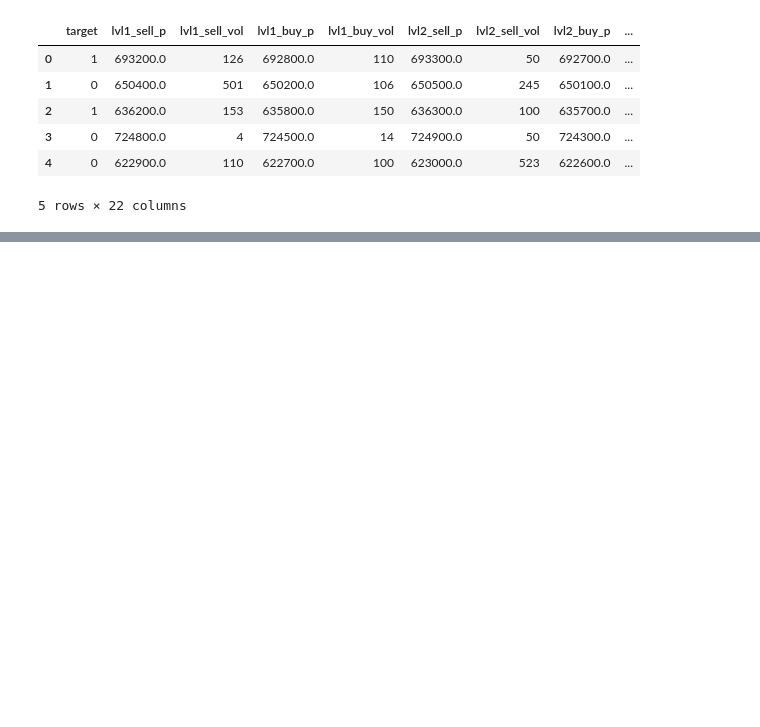
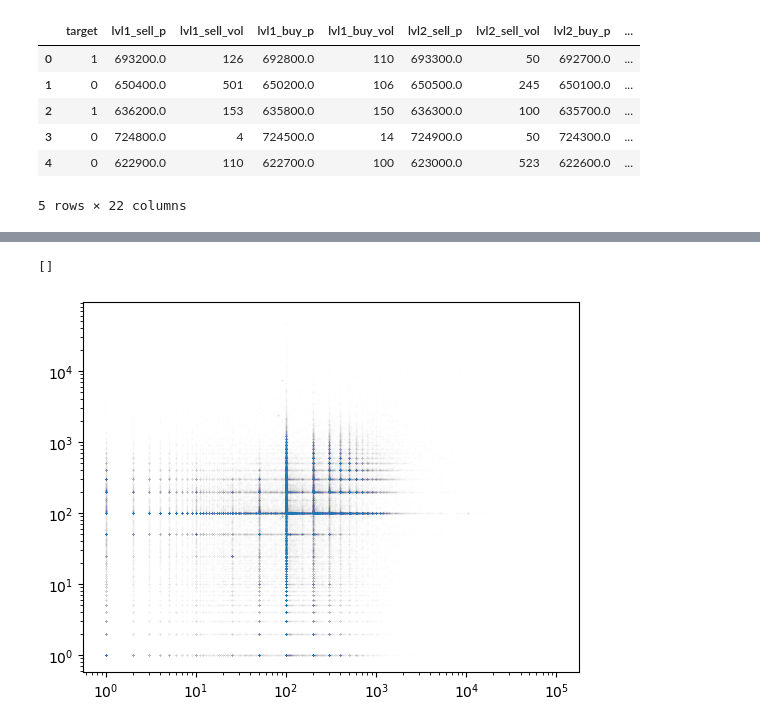
Before and after one commit to iliasra/midprice_change_prediction, a Jupyter notebook: coursework.ipynb, the cells around one changed output, grey strips where cells are left out. Saved outputs shown, nothing was run; the diff lists cells and outputs as text; code cells hidden in the pictures; blank space fills up the shorter version.

```diff
--- a/coursework.ipynb
+++ b/coursework.ipynb
@@ -22,0 +85,6 @@ df.head()
+# %%
+plt.scatter(df["lvl1_buy_vol"], df["lvl1_sell_vol"], alpha=0.01, s=0.1)
+plt.loglog()
+# %% [output]
+[]
+[figure, added]
```
Also changed, not shown: parts of 31 cells of this notebook, 3 other files.
